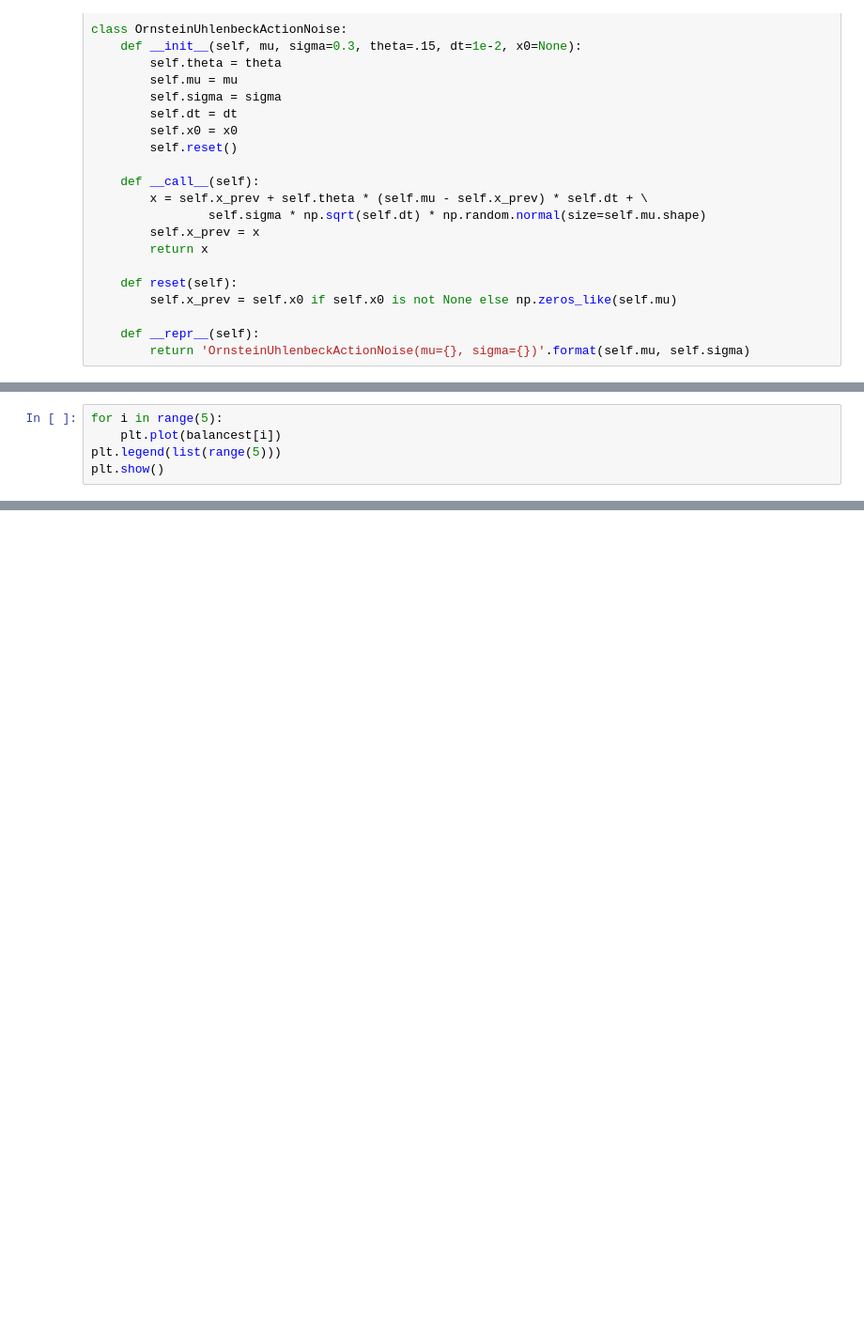
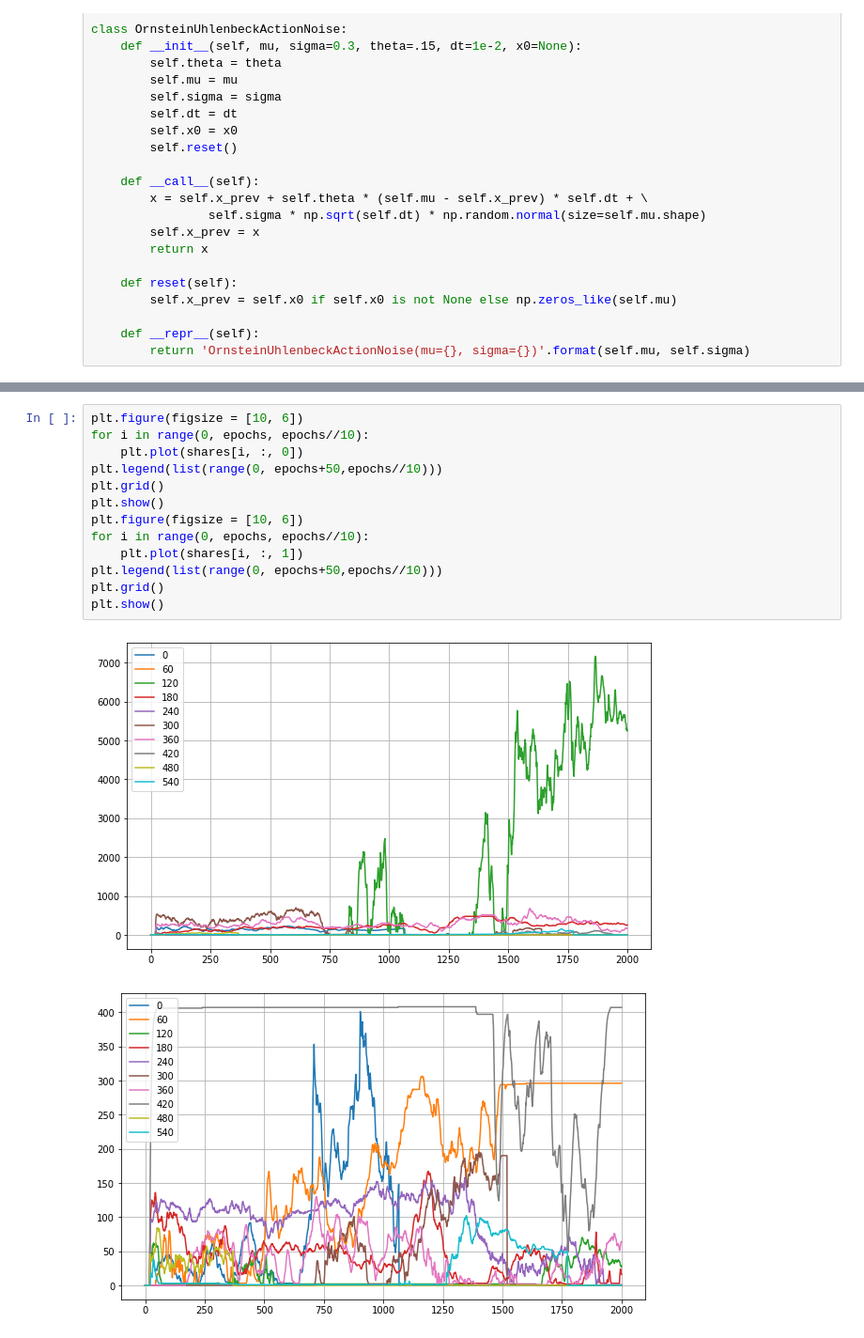
Before and after one commit to geekpradd/Reinforcement-Learning-Stock-Trader, a Jupyter notebook: Stock Final Codes and Results/Multi Stock DDPG/DDPG_single_prev.ipynb, the cells around one changed output, grey strips where cells are left out. Shown at 94% size. Cells and saved outputs as stored; diff of their text form; blank space fills up the shorter version.

```diff
--- a/Stock Final Codes and Results/Multi Stock DDPG/DDPG_single_prev.ipynb
+++ b/Stock Final Codes and Results/Multi Stock DDPG/DDPG_single_prev.ipynb
@@ -711,5 +201,0 @@ plt.show()
-# %%
-for i in range(5):
-    plt.plot(balancest[i])
-plt.legend(list(range(5)))
-plt.show()
@@ -717,0 +533,16 @@ plt.show()
+# %%
+plt.figure(figsize = [10, 6])
+for i in range(0, epochs, epochs//10):
+    plt.plot(shares[i, :, 0])
+plt.legend(list(range(0, epochs+50,epochs//10)))
+plt.grid()
+plt.show()
+plt.figure(figsize = [10, 6])
+for i in range(0, epochs, epochs//10):
+    plt.plot(shares[i, :, 1])
+plt.legend(list(range(0, epochs+50,epochs//10)))
+plt.grid()
+plt.show()
+# %% [output]
+[figure, added]
+[figure, added]
```
Also changed, not shown: parts of 39 cells of this notebook, 3 other files.
